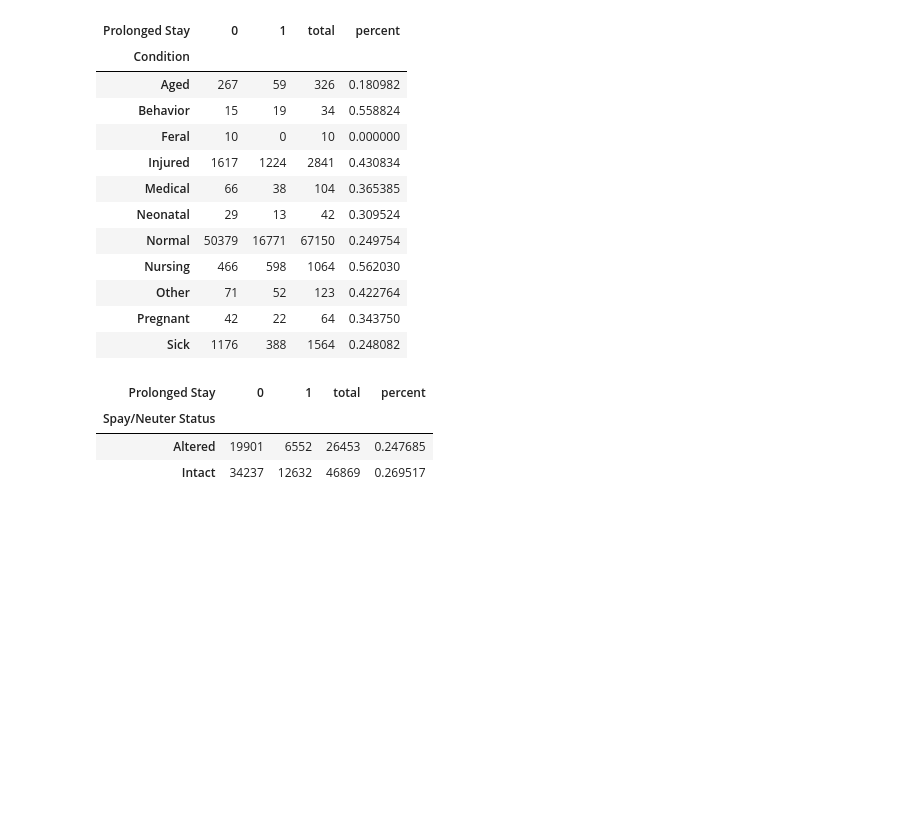
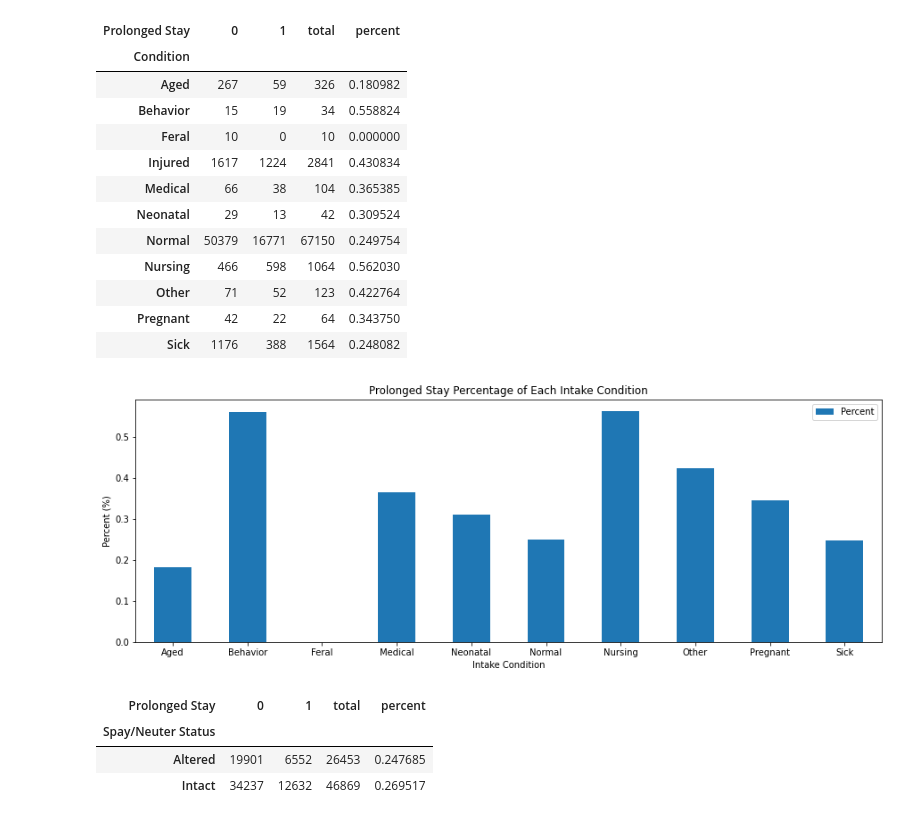
Before and after one commit to M-Outlaw/BootCamp-Mod-20-Animal_Shelter_Analysis, a Jupyter notebook: Notebook/FeatureEngineering.ipynb, the cells around one changed output. Saved outputs shown, nothing was run; the diff lists cells and outputs as text; code cells hidden in the pictures; blank space fills up the shorter version.

```diff
--- a/Notebook/FeatureEngineering.ipynb
+++ b/Notebook/FeatureEngineering.ipynb
@@ -137,6 +152,20 @@ tabLS
 | Other | 71 | 52 | 123 | 0.422764 |
 | Pregnant | 42 | 22 | 64 | 0.343750 |
 | Sick | 1176 | 388 | 1564 | 0.248082 |
+# %%
+index = ['Aged', 'Behavior', 'Feral', 'Medical', 'Neonatal', 'Normal', 'Nursing', 'Other', 'Pregnant', 'Sick']
+df = pd.DataFrame({'Percent': tabLS["percent"]}, index=index)
+ax = df.plot.bar(rot=0, figsize=(15, 5))
+
+# Add title and axis names
+plt.title('Prolonged Stay Percentage of Each Intake Condition')
+plt.xlabel('Intake Condition')
+plt.ylabel('Percent (%)')
+
+# Show graph
+plt.show()
+# %% [output]
+[figure, added]
 # %%
 tab=pd.crosstab(data["Prolonged Stay"],data["Spay/Neuter Status"], rownames=["Prolonged Stay"],colnames=["Spay/Neuter Status"])
 tabLS=tab.transpose()
```
Also changed, not shown: parts of 18 cells of this notebook, 1 other file.
